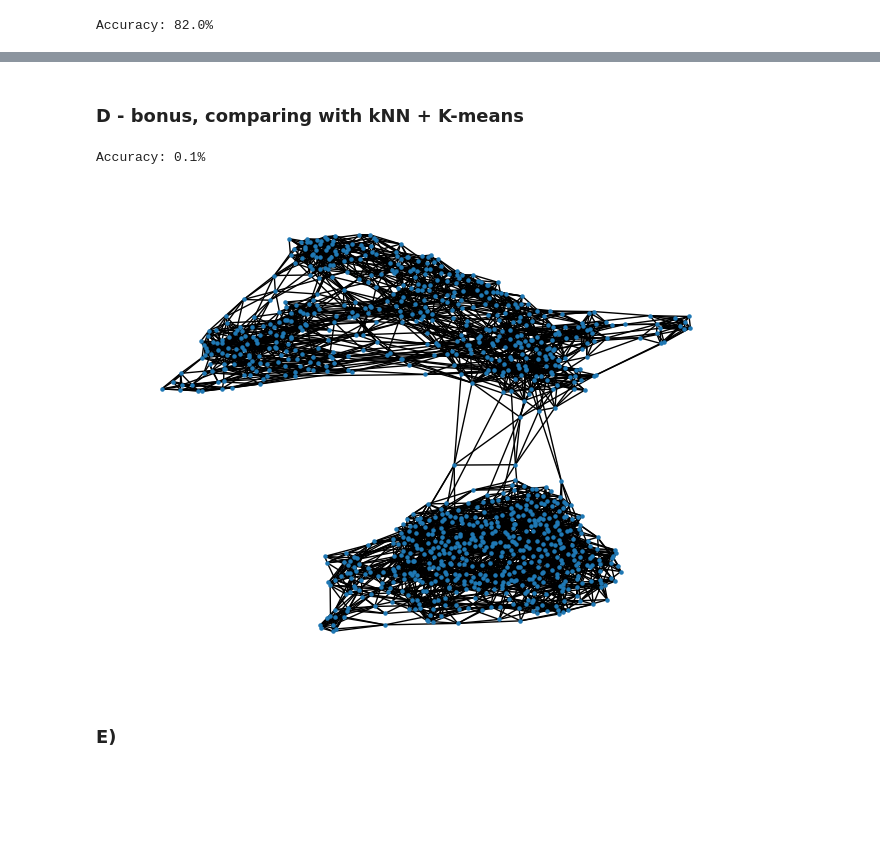
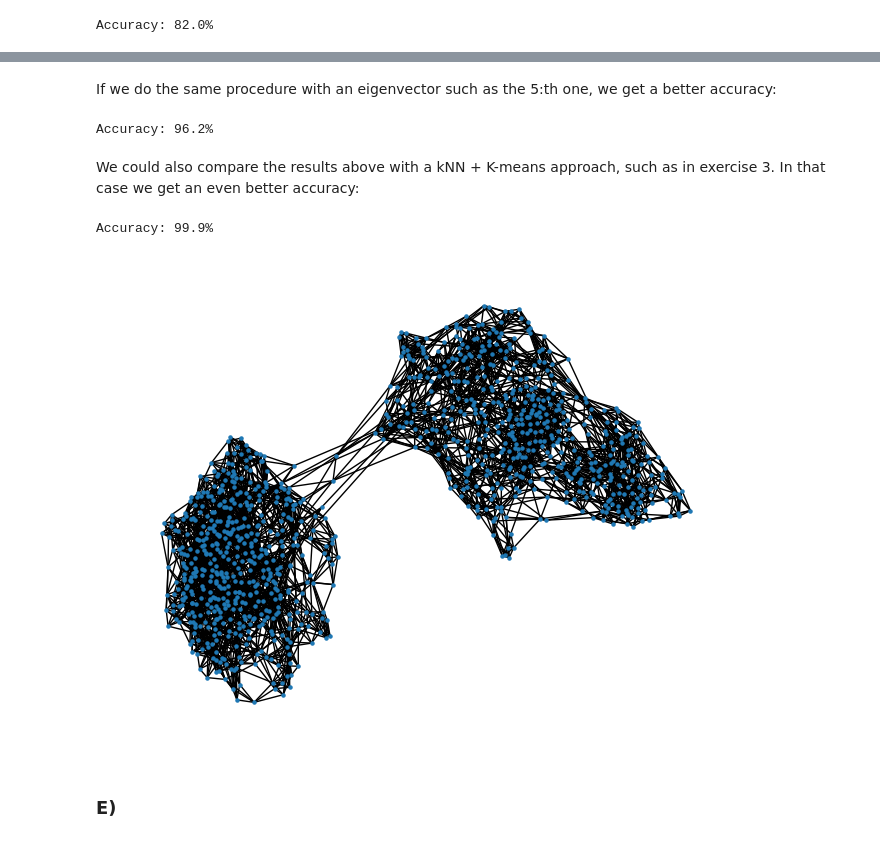
Before and after one commit to dahnlund/SF2526-Lab2, a Jupyter notebook: ex4.ipynb, the cells around one changed output, grey strips where cells are left out. Saved outputs shown, nothing was run; the diff lists cells and outputs as text; code cells hidden in the pictures; blank space fills up the shorter version.

```diff
--- a/ex4.ipynb
+++ b/ex4.ipynb
@@ -202,36 +182,47 @@ array([ 9.97928781e-04,  1.00485455e-03,  1.00452187e-03,  1.00664825e-03,
-# %% [markdown]
-### D - bonus, comparing with kNN + K-means
+# %% [markdown]
+If we do the same procedure with an eigenvector such as the 5:th one, we get a better accuracy:
+# %%
+tau5 = np.median(eigvectors[:,4])
+predictions5 = 1*(eigvectors[:,4] > tau5)
+accuracy5 = np.mean(predictions5 == correct_adj)
+print(f'Accuracy: {accuracy5*100}%')
+# %% [output]
+Accuracy: 96.2%
+# %% [markdown]
+We could also compare the results above with a kNN + K-means approach, such as in exercise 3. In that case we get an even better accuracy:
 # %%
 def knn(Dist, k):
     n = Dist.shape[0]
     W = np.zeros((n, n))
     knn_indices = np.argsort(Dist, axis=1)[:, :k+1]
 
     for i in range(n):
         W[i, knn_indices[i, 1:]] = 1
         W[knn_indices[i, 1:], i] = 1
     return W
 
-W = knn(S, 6)
+W = knn(S, 6)    # Here we choose a neighbourhood of 6, but could be changed to another number of course
 G = nx.from_numpy_array(W)
 nx.draw(G, node_size = 5)
 
 def cluster(W, k):
     D = np.diag(np.sum(W, axis = 1))
     L = D - W
     _, eigvectors = eig(L)
     U = eigvectors[:,:k]
-    kmeans = KMeans(n_clusters = k).fit(U)
+    kmeans = KMeans(n_clusters = k).fit(U)    # Using sklearn's K-means algorithm
     return kmeans.labels_
 
 clusters = cluster(W, 2)
 
 accuracy = np.mean(clusters == correct_adj)
+if accuracy < 0.5:
+    accuracy = 1 - accuracy
 
 print(f'Accuracy: {accuracy * 100}%')
 # %% [output]
-Accuracy: 0.1%
+Accuracy: 99.9%
-[figure, old version]
+[figure, new version]
 # %% [markdown]
 ### E)
 # %%
```
Also changed, not shown: parts of 6 cells of this notebook.
